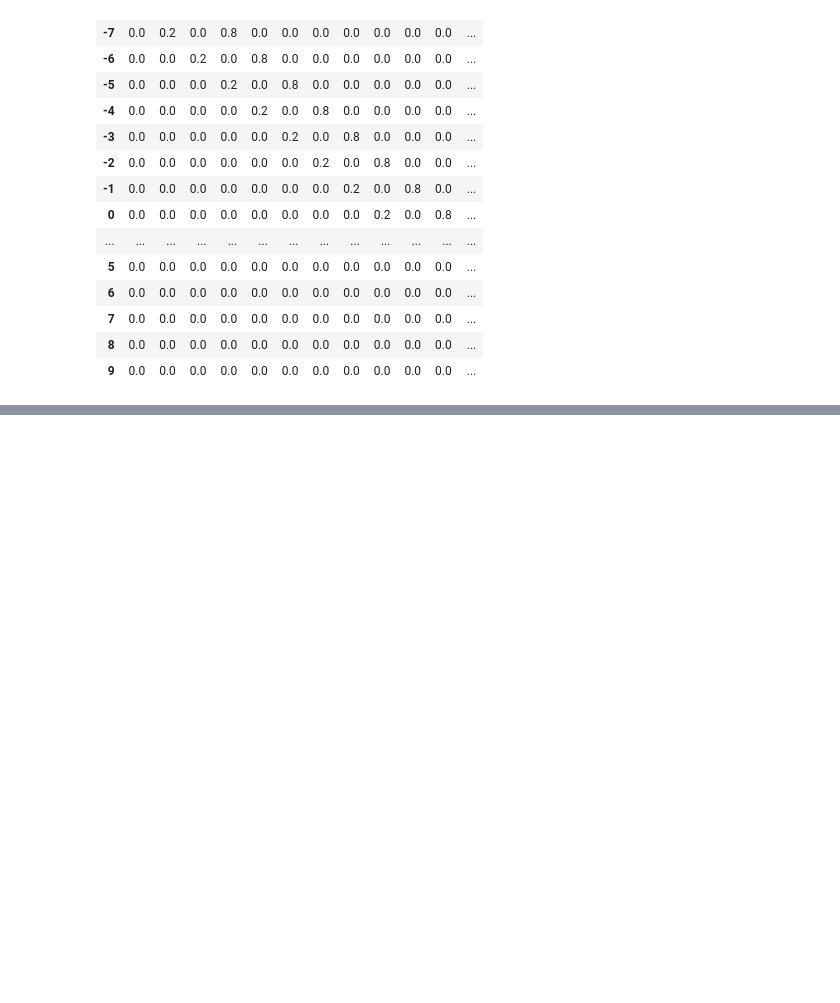
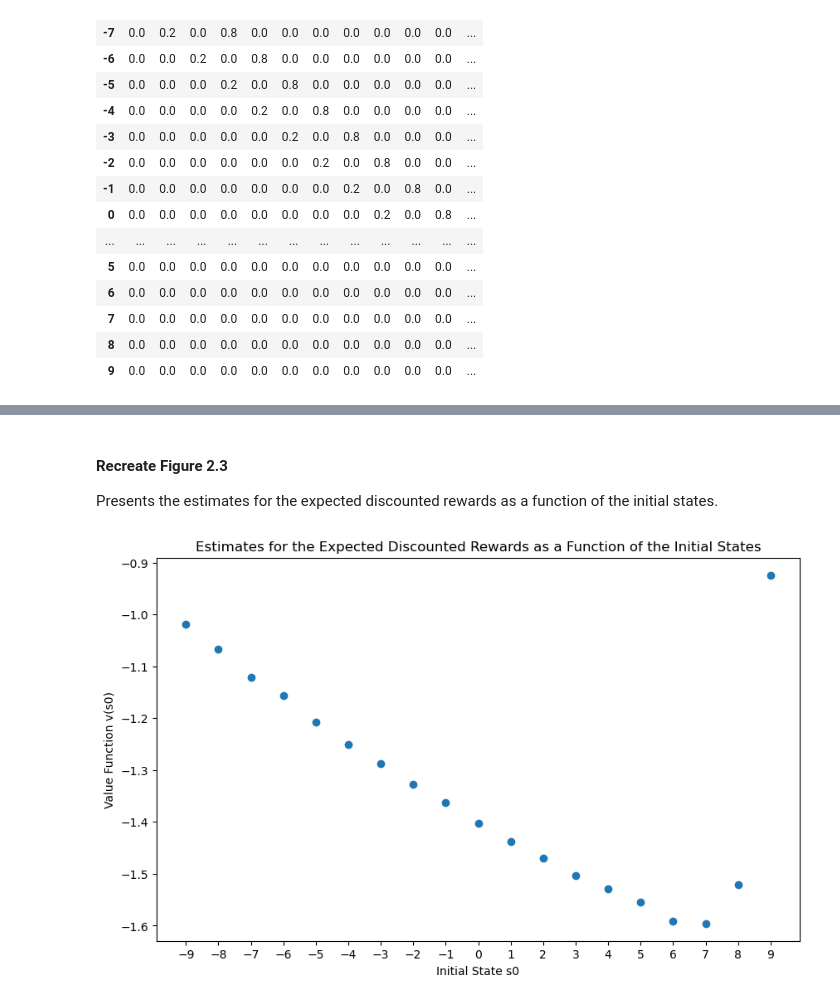
Before and after one commit to jackmurray1/uchicago, a Jupyter notebook: Reinforcement Learning/RL_Assignment 1_Jack Murray.ipynb, the cells around one changed output, grey strips where cells are left out. Drawn from its saved outputs; the diff is of its cells as text; code cells hidden in the pictures; blank space fills up the shorter version.

```diff
--- a/Reinforcement Learning/RL_Assignment 1_Jack Murray.ipynb
+++ b/Reinforcement Learning/RL_Assignment 1_Jack Murray.ipynb
@@ -387,0 +393,8 @@ P
+# %%
+t=0
+tMAX = 50
+done = False
+observation = 10
+observations = [observation]
+rewards = []
+actions = []
@@ -387,0 +403,10 @@ P
+# %%
+env = Segment(numActions=2,startObservation=10,p=0.2,terminal=10,done=False) # change p = 0.2 to account for the updated policy (try to go left with 80% success, go right the other 20%)
+while t <tMAX and done==False:
+    action = policy(observation=observation)
+    observation_next,reward,done = env.step(action=action)
+    observations.append(observation_next)
+    rewards.append(reward)
+    actions.append(action)
+    observation = observation_next
+    t+=1
@@ -387,0 +415,14 @@ P
+# %%
+dta = pd.DataFrame(
+             [range(0,t),
+              observations[0:t],
+              observations[1:(t+1)],
+              actions[0:t],
+              rewards]).transpose()
+
+dta.columns = ['t','observation','observation_next','action','reward']
+dta['observation'] = dta['observation'] - 10
+dta['observation_next'] = dta['observation_next'] - 10
+dta['beta'] = 0.98
+dta['beta^t'] = dta['beta']**dta['t']
+dta['beta^t_reward'] = dta['beta^t']*dta['reward']
@@ -387,0 +635,4 @@ P
+# %%
+v0_matrix = allEpisodes.groupby(['initial', 'episode'], as_index = False)['beta^t_reward'].sum().pivot('initial', 'episode').fillna(0)
+v0_summary = v0_matrix.apply(lambda x: x.describe(percentiles = [0.01, 0.05, 0.1, 0.25, 0.5, 0.75, 0.9, 0.95, 0.99]).round(4), axis = 1)
+v0_summary
@@ -387,0 +658,14 @@ P
+# %% [markdown]
+#### Recreate Figure 2.3
+
+Presents the estimates for the expected discounted rewards as a function of the initial states.
+# %%
+plt.figure(figsize = (10,6))
+plt.scatter(v0_summary.index, v0_summary['mean'])
+plt.xticks(v0_summary.index)
+plt.title('Estimates for the Expected Discounted Rewards as a Function of the Initial States')
+plt.xlabel('Initial State s0')
+plt.ylabel('Value Function v(s0)')
+plt.show()
+# %% [output]
+[figure, added]
```
Also changed, not shown: parts of 69 cells of this notebook.
